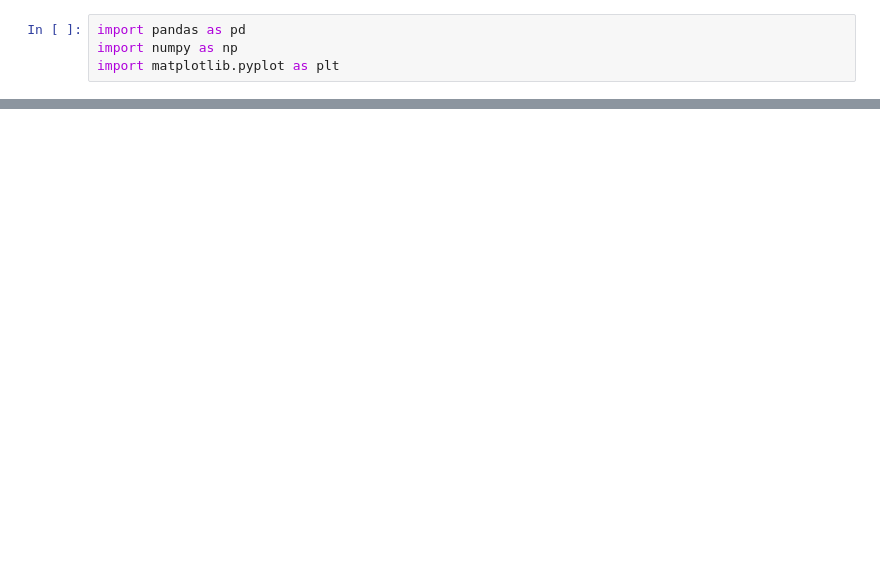
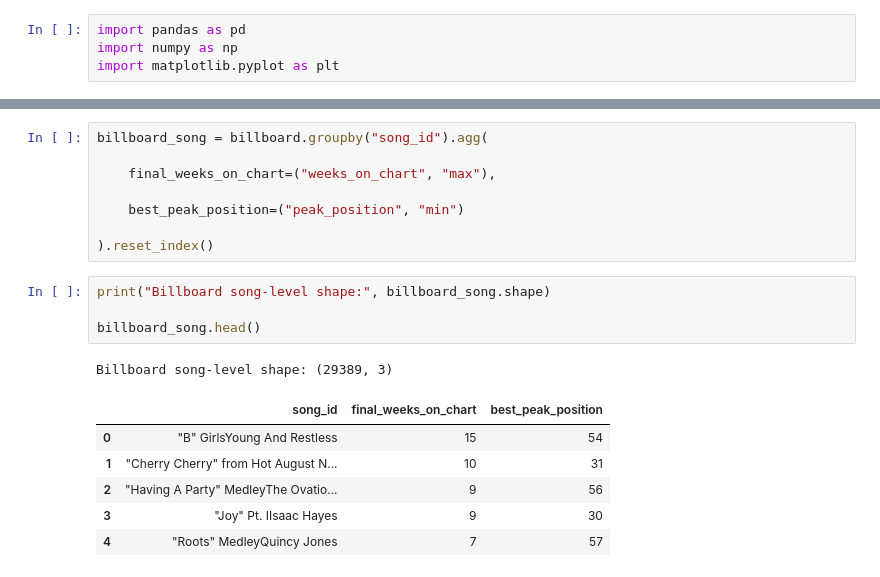
Before and after one commit to rheahalebeed/BA305-A3-Billboard-Spotify-Project, a Jupyter notebook: BA305ProjectCode.ipynb, the cells around one changed output, grey strips where cells are left out. Cells and saved outputs as stored; diff of their text form; blank space fills up the shorter version.

```diff
--- a/BA305ProjectCode.ipynb
+++ b/BA305ProjectCode.ipynb
@@ -23,0 +64,20 @@ Drive already mounted at /content/drive; to attempt to forcibly remount, call dr
+# %%
+billboard_song = billboard.groupby("song_id").agg(
+
+    final_weeks_on_chart=("weeks_on_chart", "max"),
+
+    best_peak_position=("peak_position", "min")
+
+).reset_index()
+# %%
+print("Billboard song-level shape:", billboard_song.shape)
+
+billboard_song.head()
+# %% [output]
+Billboard song-level shape: (29389, 3)
+|  | song_id | final_weeks_on_chart | best_peak_position |
+| 0 | "B" GirlsYoung And Restless | 15 | 54 |
+| 1 | "Cherry Cherry" from Hot August N... | 10 | 31 |
+| 2 | "Having A Party" MedleyThe Ovatio... | 9 | 56 |
+| 3 | "Joy" Pt. IIsaac Hayes | 9 | 30 |
+| 4 | "Roots" MedleyQuincy Jones | 7 | 57 |
```
Also changed, not shown: parts of 8 cells of this notebook.
